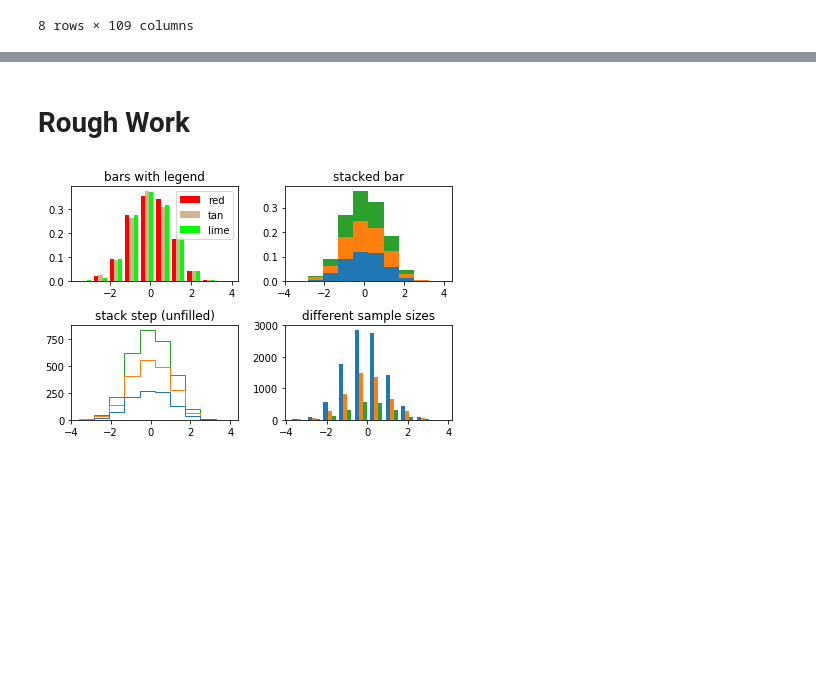
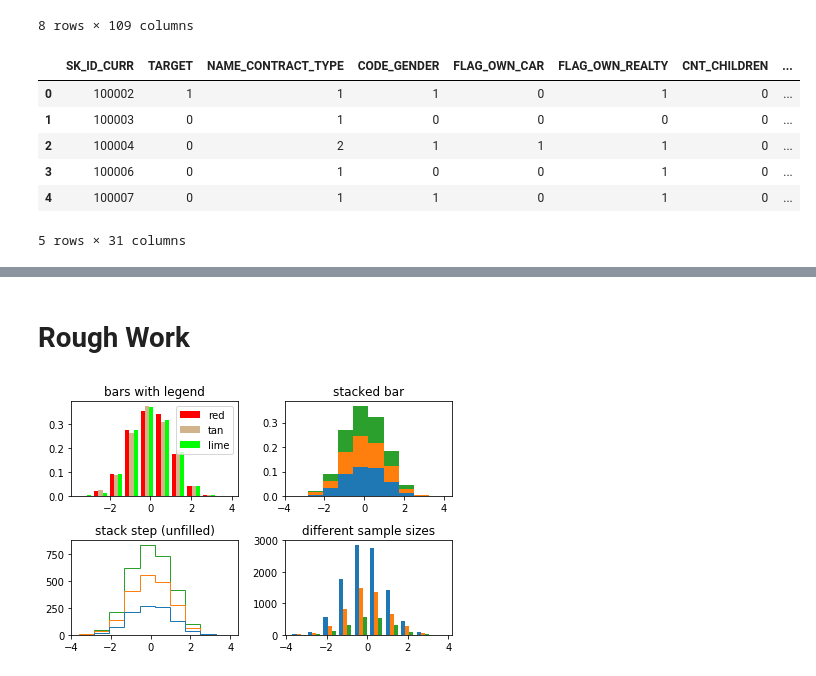
Before and after one commit to RajatChaudhari/HomeCreditDefaultRisk, a Jupyter notebook: HCDR1.ipynb, the cells around one changed output, grey strips where cells are left out. Cells and saved outputs as stored; diff of their text form; code cells hidden in the pictures; blank space fills up the shorter version.

```diff
--- a/HCDR1.ipynb
+++ b/HCDR1.ipynb
@@ -361,3 +506,36 @@ apptrain.describe()
 | 75% | 367142.500000 | 0.000000 | 1.000000 | 2.025000e+05 | 8.086500e+05 | 34596.000000 | 6.795000e+05 | ... |
 | max | 456255.000000 | 1.000000 | 19.000000 | 1.170000e+08 | 4.050000e+06 | 258025.500000 | 4.050000e+06 | ... |
 8 rows × 109 columns
+# %%
+def splitColsByParts(df,n):
+    d = {}
+    count=df.shape[1]
+    parts=int(count/n)
+    remains=int(count%n)
+    fro=0
+    to=0
+    for one in range(1,n+1):
+        if remains>0 and one==n:
+            to=parts*one+remains
+        else:
+            to=parts*one
+
+        '''print("from "+str(fro))
+        print("to "+ str(to))'''
+        d[one] =pd.DataFrame()
+        d[one]=df.iloc[:,fro:to]
+        fro=to
+    return d
+# %%
+dicto={}
+dicto=splitColsByParts(apptrain,4)
+# %%
+dicto[1].head()
+# %% [output]
+|  | SK_ID_CURR | TARGET | NAME_CONTRACT_TYPE | CODE_GENDER | FLAG_OWN_CAR | FLAG_OWN_REALTY | CNT_CHILDREN | ... |
+| 0 | 100002 | 1 | 1 | 1 | 0 | 1 | 0 | ... |
+| 1 | 100003 | 0 | 1 | 0 | 0 | 0 | 0 | ... |
+| 2 | 100004 | 0 | 2 | 1 | 1 | 1 | 0 | ... |
+| 3 | 100006 | 0 | 1 | 0 | 0 | 1 | 0 | ... |
+| 4 | 100007 | 0 | 1 | 1 | 0 | 1 | 0 | ... |
+5 rows × 31 columns
```
Also changed, not shown: parts of 73 cells of this notebook.
